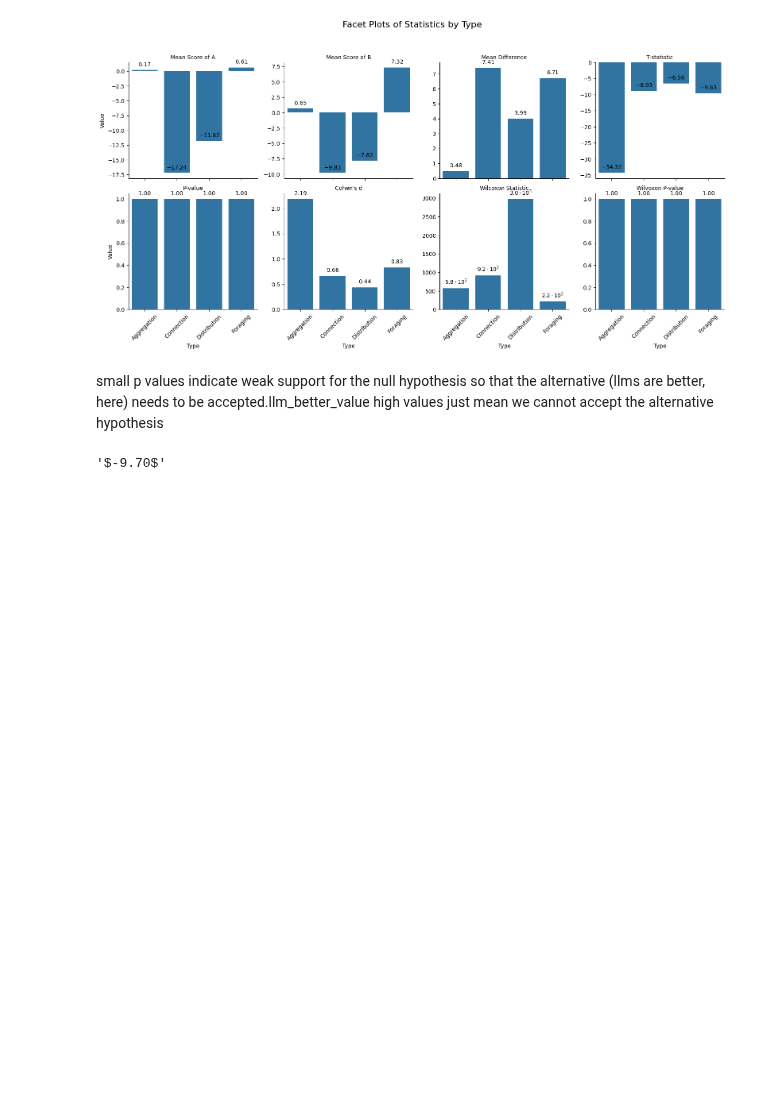
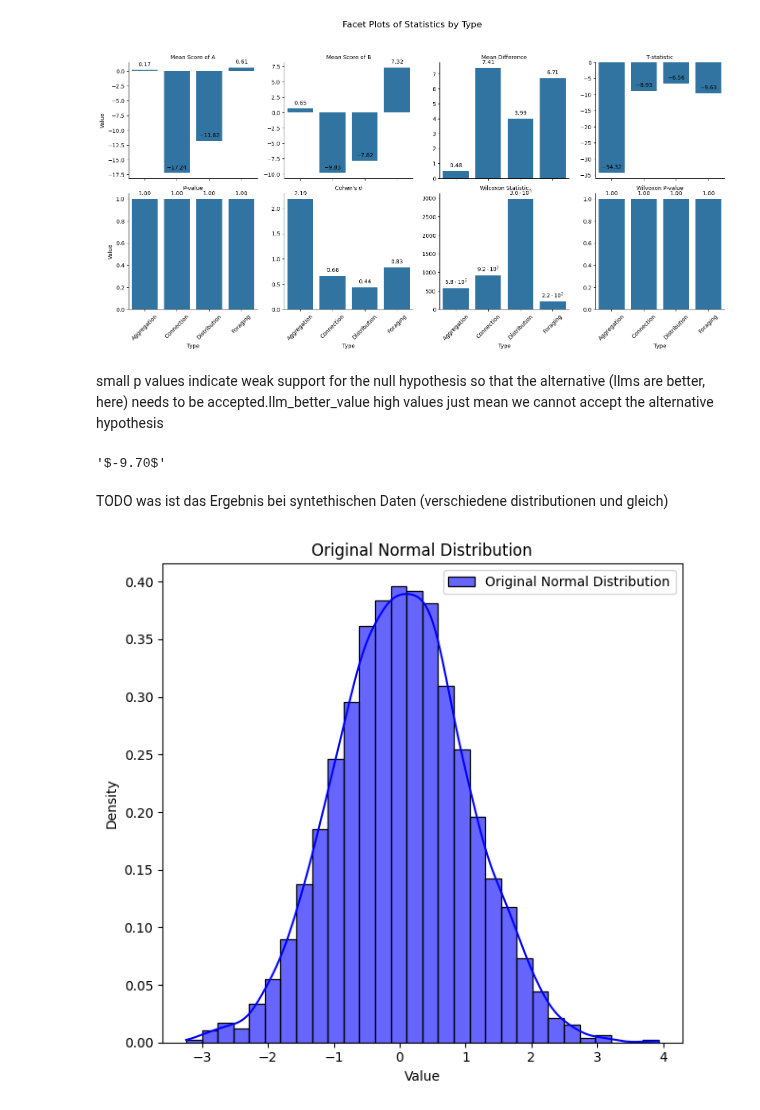
Before and after one commit to julianjandeleit/thesis_llm_collective_behavior_generation, a Jupyter notebook: analysis_notebooks/llm_comparative_analysis.ipynb, the cells around one changed output. Drawn from its saved outputs; the diff is of its cells as text; code cells hidden in the pictures; blank space fills up the shorter version.

```diff
--- a/analysis_notebooks/llm_comparative_analysis.ipynb
+++ b/analysis_notebooks/llm_comparative_analysis.ipynb
@@ -465,3 +465,30 @@ high values just mean we cannot accept the alternative hypothesis
 format_exponential(-9.7)
 # %% [output]
 '$-9.70$'
+# %% [markdown]
+TODO was ist das Ergebnis bei syntethischen Daten (verschiedene distributionen und gleich)
+# %%
+def sample(mu=0, sigma=1, n_samples=3500):
+    samples = np.random.normal(mu, sigma, n_samples)
+    return samples
+
+def vis_samples(samples):
+    # Set up the matplotlib figure
+    plt.figure(figsize=(12, 6))
+
+    # Histogram and density for the original normal distribution
+    plt.subplot(1, 2, 1)
+    sns.histplot(samples, bins=30, kde=True, color='blue', stat='density', label='Original Normal Distribution', alpha=0.6)
+    plt.title('Original Normal Distribution')
+    plt.xlabel('Value')
+    plt.ylabel('Density')
+    plt.legend()
+
+    # Show the plots
+    plt.tight_layout()
+    plt.show()
+# %%
+samples = sample(mu=0,sigma=1,n_samples=3500)
+vis_samples(samples)
+# %% [output]
+[figure, added]
```
Also changed, not shown: parts of 7 cells of this notebook, 19 other files.
